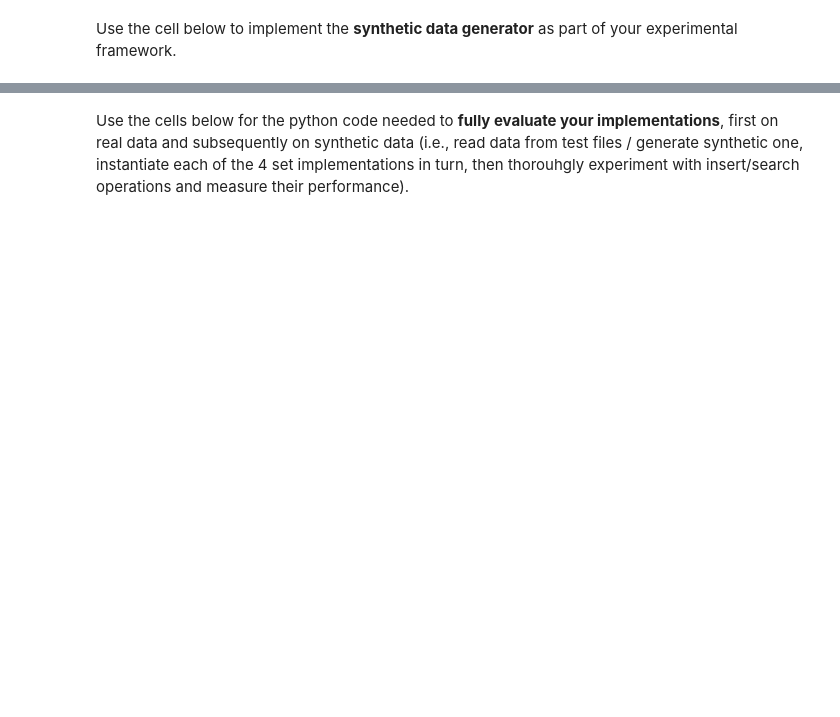
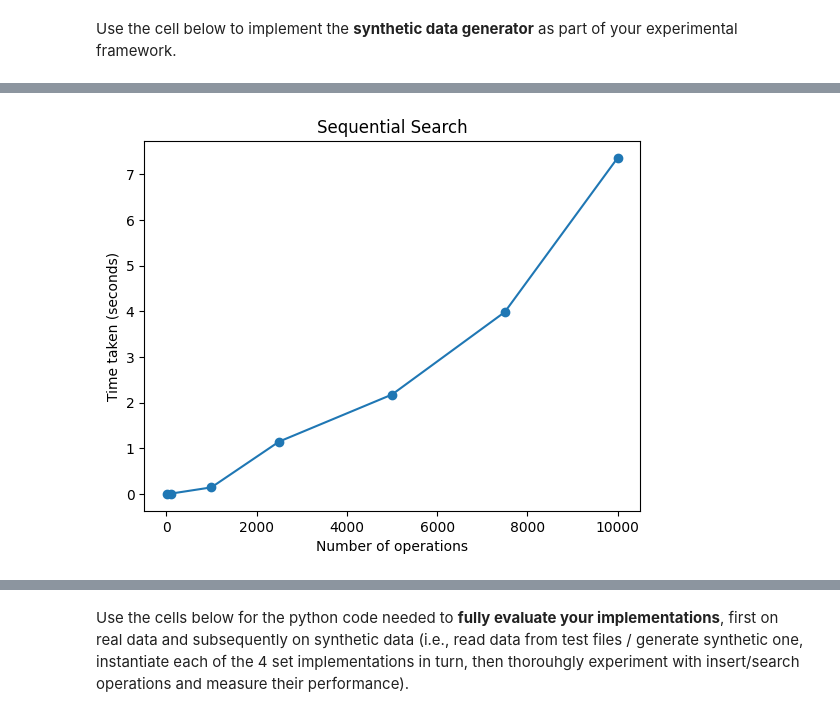
Before and after one commit to Baicheng-MiQ/COMP0005-Group-Coursework, a Jupyter notebook: Jupyter skeleton and tests/SetMembership.ipynb, the cells around one changed output, grey strips where cells are left out. Saved outputs shown, nothing was run; the diff lists cells and outputs as text; code cells hidden in the pictures; blank space fills up the shorter version.

Commit message:
finally making progress for sequential search timeit

```diff
--- a/Jupyter skeleton and tests/SetMembership.ipynb
+++ b/Jupyter skeleton and tests/SetMembership.ipynb
@@ -754,0 +687,83 @@ done
+# %%
+import timeit
+import string
+import random
+import matplotlib.pyplot as plt
+
+class TestDataGenerator(AbstractTestDataGenerator):
+
+    def __init__(self):
+        print('created obj')
+
+
+    def generateData(self, size):
+        # ADD YOUR CODE HERE
+        data = []
+
+        for _ in range(size):
+            s = ''
+            for _ in range(random.randint(1, 9)):
+                s += random.choice(string.ascii_lowercase + string.ascii_uppercase)
+                # data.append(random.choice((string.ascii_lowercase + string.ascii_uppercase)))
+            data.append(s)
+        # return s
+        return data
+
+
+
+def generate_data(size):
+    return [''.join(random.choices(string.ascii_lowercase, k=random.randint(1,9))) for _ in range(size)]
+
+def test_set(data):
+    set = SequentialSearchSet()
+    for d in data:
+        set.insertElement(d)
+
+# Set up the sample sizes to test
+# sizes = [10, 100, 1000, 2500, 5000, 7500, 10000, 25000, 50000, 75000, 100000]
+def run_test_set():
+    sizes = [10, 100, 1000, 2500, 5000, 7500, 10000]
+
+    # Time the insertElement operation for each sample size
+    times = []
+    for size in sizes:
+        t = timeit.timeit(lambda: test_set(generate_data(size)), number=10)
+        times.append(t)
+
+    # Plot the results
+    plt.plot(sizes, times, 'o-')
+    plt.xlabel('Number of operations')
+    plt.ylabel('Time taken (seconds)')
+    plt.title('Sequential Search')
+    plt.show()
+
+run_test_set()
+
+def test_tree(data):
+    tree = BinarySearchTreeSet()
+    for d in data:
+        tree.insertElement(d)
+
+def run_test_tree():
+    sizes = [10, 100, 1000, 2500, 5000, 7500, 10000]
+
+    # Time the insertElement operation for each sample size
+    times = []
+    for size in sizes:
+        t = timeit.timeit(lambda: test_tree(generate_data(size)), number=20)
+        times.append(t)
+
+    # Plot the results
+    plt.plot(sizes, times, 'o-')
+    plt.xlabel('Number of operations')
+    plt.ylabel('Time taken (seconds)')
+    plt.title('Tree Search')
+    plt.show()
+
+run_test_tree()
+
+#TODO: need to make the data so that the strings are unique
+#TODO: make the worst case scenario for the tree
+#TODO: make this a class
+# %% [output]
+[figure, added]
```
Also changed, not shown: parts of 6 cells of this notebook.
